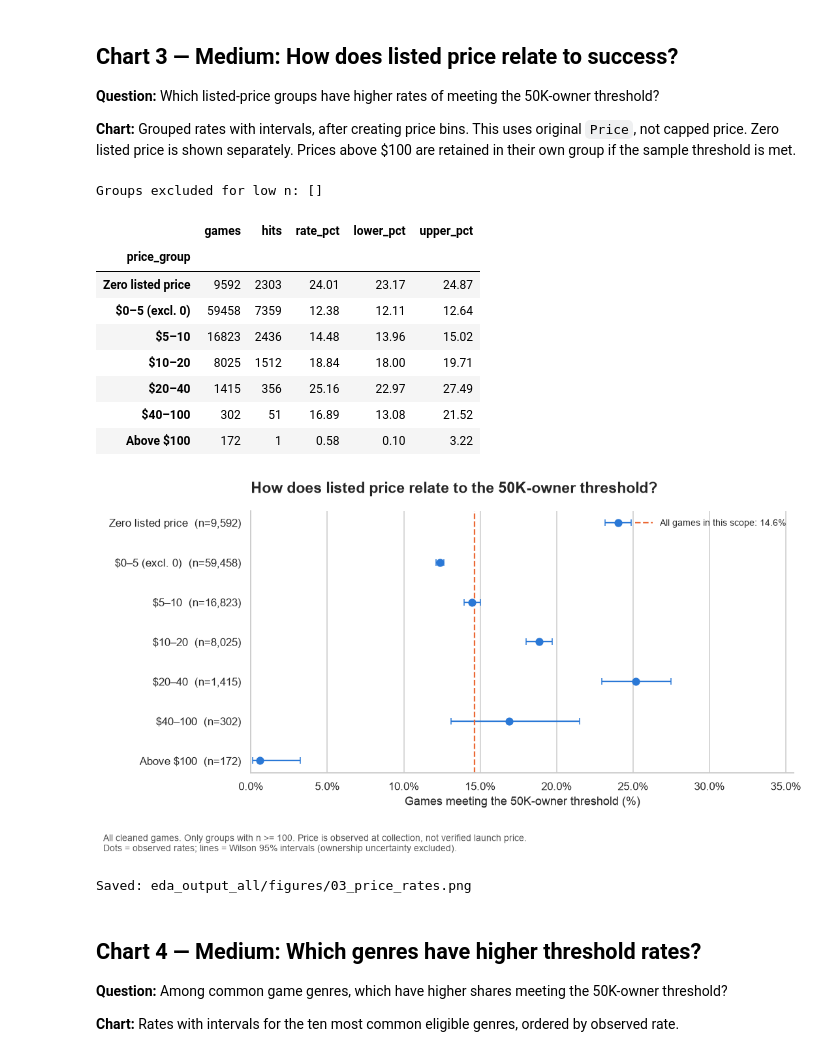
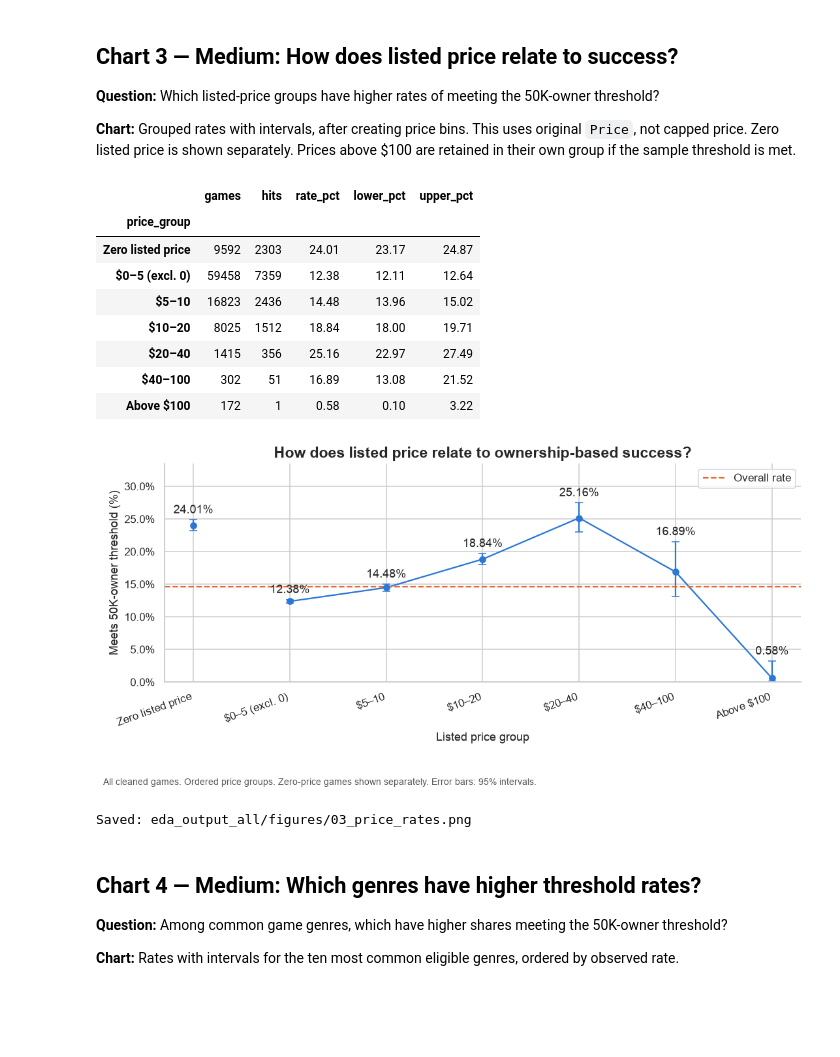
Before and after one commit to keerat-k/DATA230GroupProject, a Jupyter notebook: Steam_EDA_Rachel.ipynb, the cells around one changed output. Drawn from its saved outputs; the diff is of its cells as text; code cells hidden in the pictures; blank space fills up the shorter version.

Commit message:
Steam Game EDA

```diff
--- a/Steam_EDA_Rachel.ipynb
+++ b/Steam_EDA_Rachel.ipynb
@@ -284,29 +284,53 @@ Saved: eda_output_all/figures/02_release_cohorts.png
 **Chart:** Grouped rates with intervals, after creating price bins. This uses original `Price`, not capped price.
 Zero listed price is shown separately. Prices above $100 are retained in their own group if the sample threshold is met.
 # %%
-price_labels = ['Zero listed price', '$0–5 (excl. 0)', '$5–10', '$10–20', '$20–40', '$40–100', 'Above $100']
-df['price_group'] = pd.cut(df.Price,
-    bins=[-np.inf, 0, 5, 10, 20, 40, 100, np.inf], labels=price_labels, right=True)
-# Intervals are open on the left, closed on the right: $5 belongs to the $0–5 group.
-t3_all = rate_table(df, 'price_group')
-t3_all.to_csv(TABLE / '03_price_all_groups.csv')
-print('Groups excluded for low n:', t3_all.index[t3_all.games < MIN_GROUP_N].tolist())
+price_labels = ["Zero listed price", "$0–5 (excl. 0)", "$5–10",
+                "$10–20", "$20–40", "$40–100", "Above $100"]
+
+df["price_group"] = pd.cut(
+    df["Price"], [-np.inf, 0, 5, 10, 20, 40, 100, np.inf],
+    labels=price_labels
+)
+t3_all = rate_table(df, "price_group")
 t3 = t3_all.loc[t3_all.games >= MIN_GROUP_N]
-plot_rates(t3, 'How does listed price relate to the 50K-owner threshold?', '03_price_rates',
-           f'Only groups with n >= {MIN_GROUP_N}. Price is observed at collection, not verified launch price.')
+display(t3.round(2))
+t3_all.to_csv(TABLE / "03_price_all_groups.csv")
+t3.to_csv(TABLE / "03_price_rates.csv")
+
+x = np.arange(len(t3))
+paid = t3.index != "Zero listed price"
+fig, ax = plt.subplots(figsize=(10, 5))
+ax.plot(x[paid], t3.rate_pct[paid], "-", color=BLUE)
+ax.errorbar(
+    x, t3.rate_pct,
+    yerr=np.maximum(0, [t3.rate_pct - t3.lower_pct,
+                       t3.upper_pct - t3.rate_pct]),
+    fmt="o", color=BLUE, capsize=4
+)
+for i, rate in enumerate(t3.rate_pct):
+    ax.text(i, t3.upper_pct.iloc[i] + 1, f"{rate:.2f}%", ha="center")
+
+ax.axhline(baseline, color=ORANGE, ls="--", label="Overall rate")
+ax.set_xticks(x, t3.index, rotation=20, ha="right")
+ax.set_ylim(0, t3.upper_pct.max() + 6)
+ax.yaxis.set_major_formatter(PercentFormatter(100))
+ax.set(xlabel="Listed price group", ylabel="Meets 50K-owner threshold (%)",
+       title="How does listed price relate to ownership-based success?")
+ax.legend()
+export_chart(fig, "03_price_rates",
+             "Ordered price groups. Zero-price games shown separately. Error bars: 95% intervals.")
 # %% [output]
-Groups excluded for low n: []
 |  | games | hits | rate_pct | lower_pct | upper_pct |
 | price_group |  |  |  |  |  |
 | Zero listed price | 9592 | 2303 | 24.01 | 23.17 | 24.87 |
 | $0–5 (excl. 0) | 59458 | 7359 | 12.38 | 12.11 | 12.64 |
 | $5–10 | 16823 | 2436 | 14.48 | 13.96 | 15.02 |
 | $10–20 | 8025 | 1512 | 18.84 | 18.00 | 19.71 |
 | $20–40 | 1415 | 356 | 25.16 | 22.97 | 27.49 |
 | $40–100 | 302 | 51 | 16.89 | 13.08 | 21.52 |
 | Above $100 | 172 | 1 | 0.58 | 0.10 | 3.22 |
-[figure, old version]
+[figure, new version]
-Saved: eda_output_all/figures/03_price_rates.png
+Saved: eda_output_all/figures/03_price_rates.png
 # %% [markdown]
 ## Chart 4 — Medium: Which genres have higher threshold rates?
 **Question:** Among common game genres, which have higher shares meeting the 50K-owner threshold?
```
Also changed, not shown: parts of 1 cell of this notebook.
